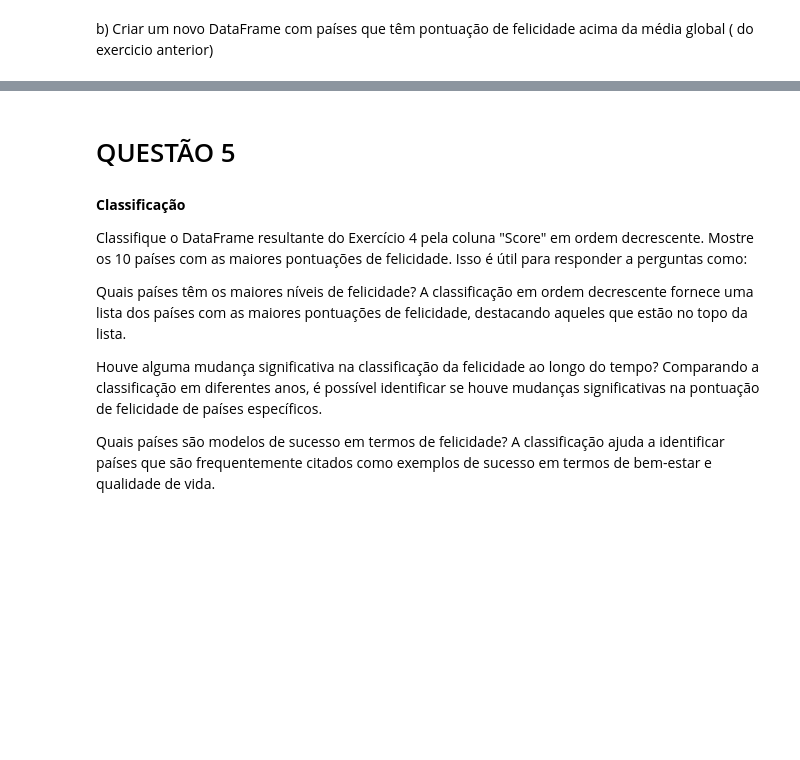
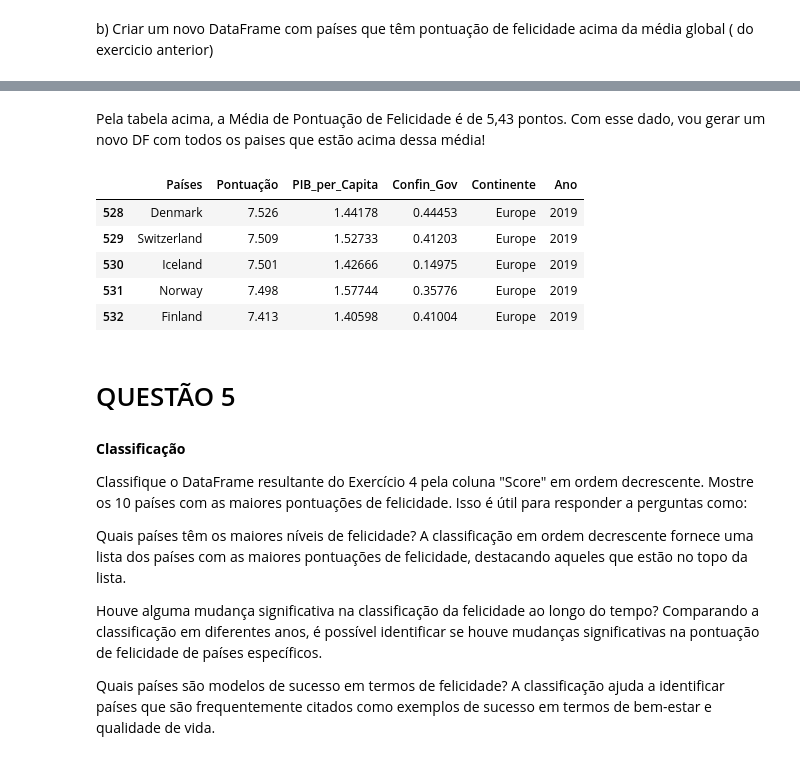
Before and after one commit to tiagocazali/FEAdev, a Jupyter notebook: Lista_5.ipynb, the cells around one changed output, grey strips where cells are left out. Cells and saved outputs as stored; diff of their text form; code cells hidden in the pictures; blank space fills up the shorter version.

```diff
--- a/Lista_5.ipynb
+++ b/Lista_5.ipynb
@@ -195,3 +219,15 @@ b) Criar um novo DataFrame com países que têm pontuação de felicidade acima
+# %% [markdown]
+Pela tabela acima, a Média de Pontuação de Felicidade é de 5,43 pontos. Com esse dado, vou gerar um novo DF com todos os paises que estão acima dessa média!
+# %%
+dados_2019 = dados_2019[dados_2019["Pontuação"] >= 5.43]
+display(dados_2019.head())
+# %% [output]
+|  | Países | Pontuação | PIB_per_Capita | Confin_Gov | Continente | Ano |
+| 528 | Denmark | 7.526 | 1.44178 | 0.44453 | Europe | 2019 |
+| 529 | Switzerland | 7.509 | 1.52733 | 0.41203 | Europe | 2019 |
+| 530 | Iceland | 7.501 | 1.42666 | 0.14975 | Europe | 2019 |
+| 531 | Norway | 7.498 | 1.57744 | 0.35776 | Europe | 2019 |
+| 532 | Finland | 7.413 | 1.40598 | 0.41004 | Europe | 2019 |
 # %% [markdown]
 # QUESTÃO 5
 # %% [markdown]
```
Also changed, not shown: parts of 11 cells of this notebook.
